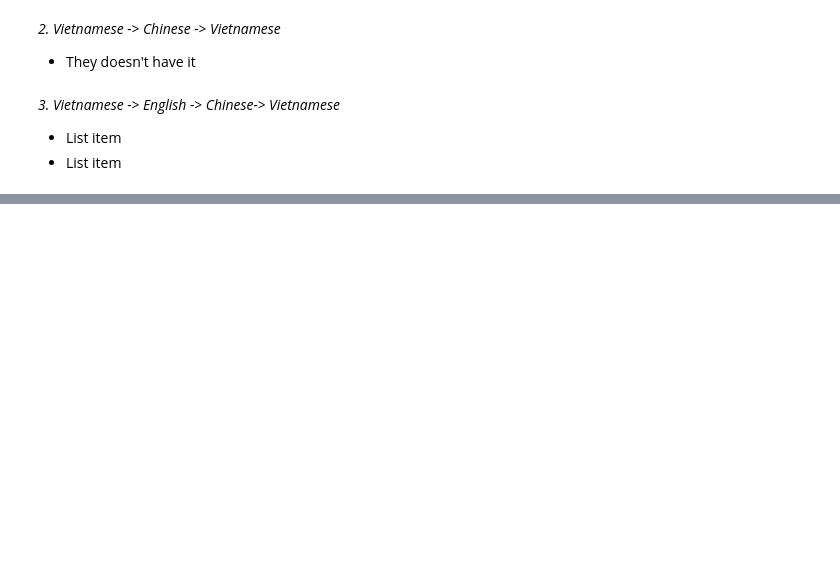
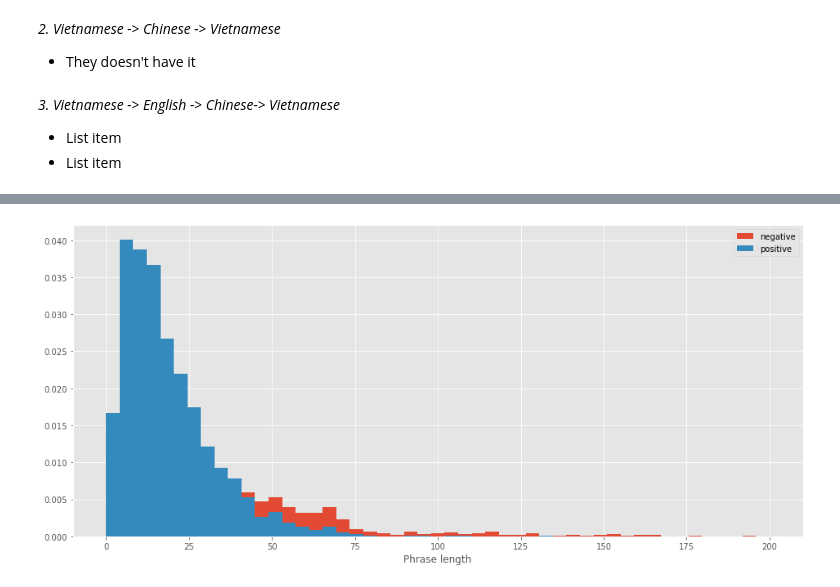
Before and after one commit to lacls/Aspect-Based-Sentiment-Analysis, a Jupyter notebook: Data_Augmentation.ipynb, the cells around one changed output, grey strips where cells are left out. Cells and saved outputs as stored; diff of their text form; code cells hidden in the pictures; blank space fills up the shorter version.

```diff
--- a/Data_Augmentation.ipynb
+++ b/Data_Augmentation.ipynb
@@ -805,0 +898,3 @@ vn_texts
+# %%
+train_txt['PhraseLength']=train_txt['text'].apply(lambda x: len(x.split(" ")))
+train_txt.sort_values(by='PhraseLength', ascending=False).head()
@@ -805,0 +908,13 @@ vn_texts
+# %%
+plt.figure(figsize=(16,7))
+bins=np.linspace(0,200,50)
+plt.hist(train_txt[train_txt['sentiment_class']=='negative']['PhraseLength'],bins=bins,density=True,label='negative')
+#plt.hist(train[train['sentiment_class']=='somewhat negative']['PhraseLength'],bins=bins,density=True,label='somewhat negative')
+#plt.hist(train[train['sentiment_class']=='neutral']['PhraseLength'],bins=bins,density=True,label='neutral')
+#plt.hist(train[train['sentiment_class']=='somewhat positive']['PhraseLength'],bins=bins,density=True,label='somewhat positive')
+plt.hist(train_txt[train_txt['sentiment_class']=='positive']['PhraseLength'],bins=bins,density=True,label='positive')
+plt.xlabel('Phrase length')
+plt.legend()
+plt.show()
+# %% [output]
+[figure, added]
```
Also changed, not shown: parts of 50 cells of this notebook.
